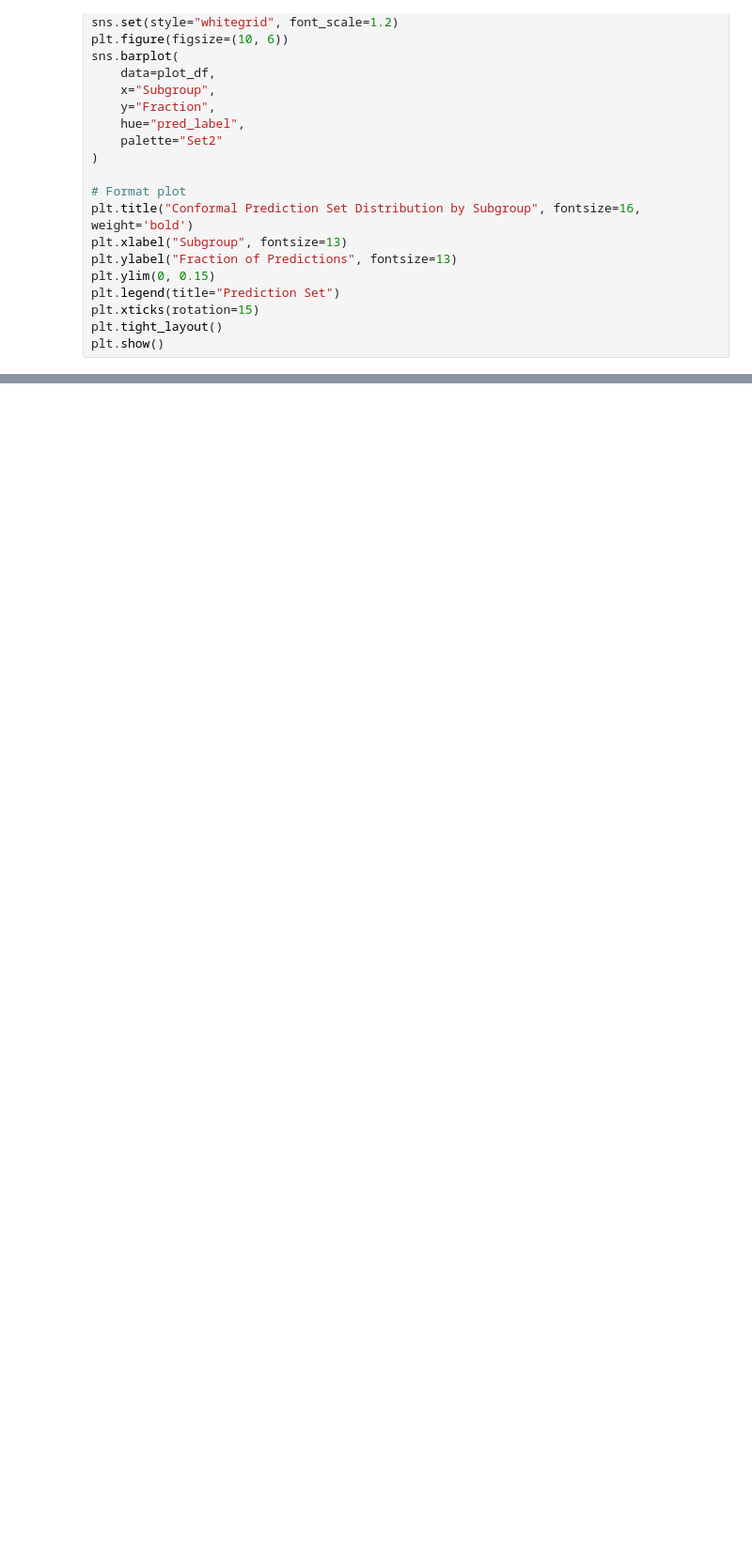
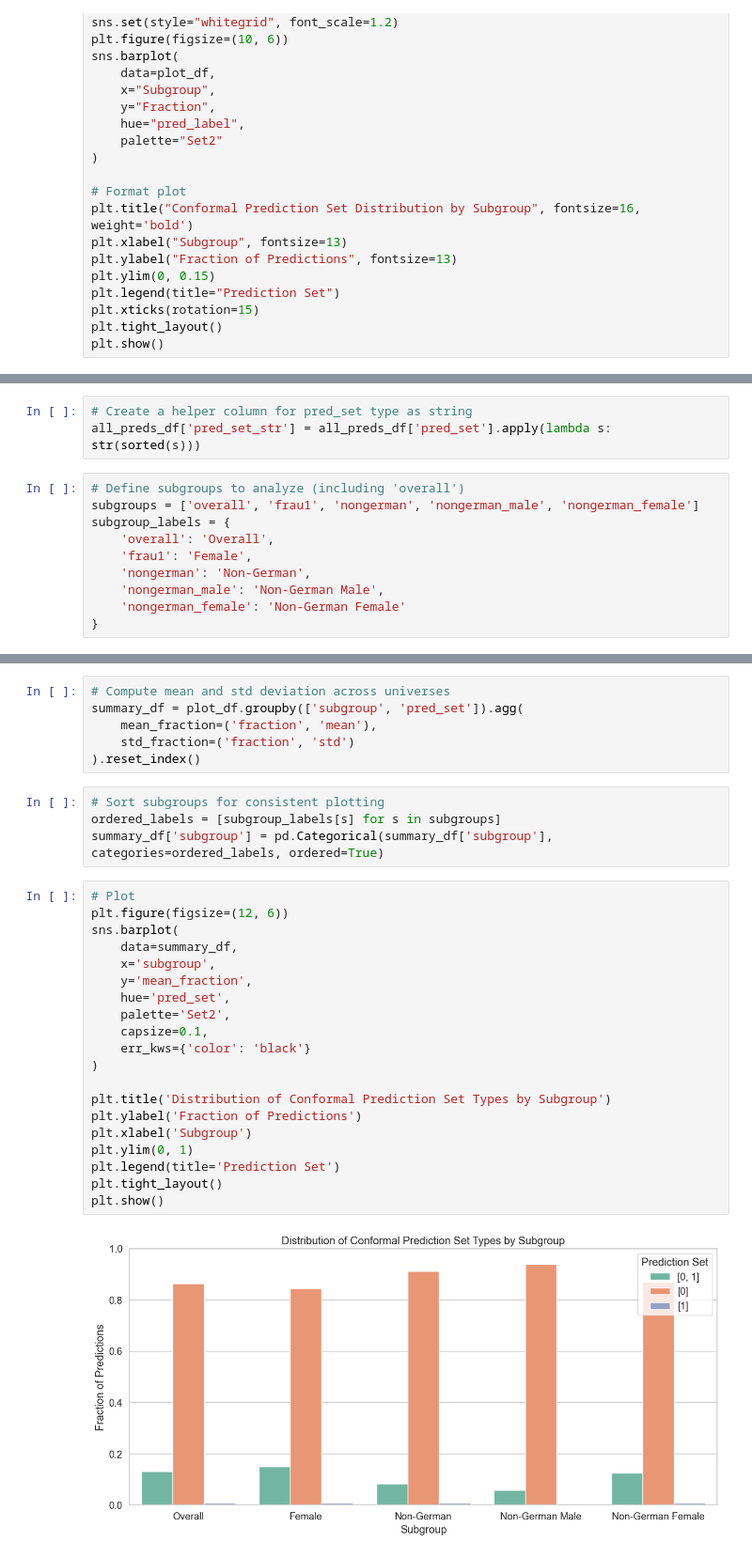
Before and after one commit to jsbroden/CMA_Fairness, a Jupyter notebook: 03_cp_m.ipynb, the cells around one changed output, grey strips where cells are left out. Shown at 94% size. Cells and saved outputs as stored; diff of their text form; blank space fills up the shorter version.

Commit message:
added cp visualization of pred_set distr.

```diff
--- a/03_cp_m.ipynb
+++ b/03_cp_m.ipynb
@@ -524,0 +534,13 @@ plt.show()
+# %%
+# Create a helper column for pred_set type as string
+all_preds_df['pred_set_str'] = all_preds_df['pred_set'].apply(lambda s: str(sorted(s)))
+# %%
+# Define subgroups to analyze (including 'overall')
+subgroups = ['overall', 'frau1', 'nongerman', 'nongerman_male', 'nongerman_female']
+subgroup_labels = {
+    'overall': 'Overall',
+    'frau1': 'Female',
+    'nongerman': 'Non-German',
+    'nongerman_male': 'Non-German Male',
+    'nongerman_female': 'Non-German Female'
+}
@@ -524,0 +567,32 @@ plt.show()
+# %%
+# Compute mean and std deviation across universes
+summary_df = plot_df.groupby(['subgroup', 'pred_set']).agg(
+    mean_fraction=('fraction', 'mean'),
+    std_fraction=('fraction', 'std')
+).reset_index()
+# %%
+# Sort subgroups for consistent plotting
+ordered_labels = [subgroup_labels[s] for s in subgroups]
+summary_df['subgroup'] = pd.Categorical(summary_df['subgroup'], categories=ordered_labels, ordered=True)
+# %%
+# Plot
+plt.figure(figsize=(12, 6))
+sns.barplot(
+    data=summary_df,
+    x='subgroup',
+    y='mean_fraction',
+    hue='pred_set',
+    palette='Set2',
+    capsize=0.1,
+    err_kws={'color': 'black'}
+)
+
+plt.title('Distribution of Conformal Prediction Set Types by Subgroup')
+plt.ylabel('Fraction of Predictions')
+plt.xlabel('Subgroup')
+plt.ylim(0, 1)
+plt.legend(title='Prediction Set')
+plt.tight_layout()
+plt.show()
+# %% [output]
+[figure, added]
```
Also changed, not shown: parts of 11 cells of this notebook, 2 other files.
